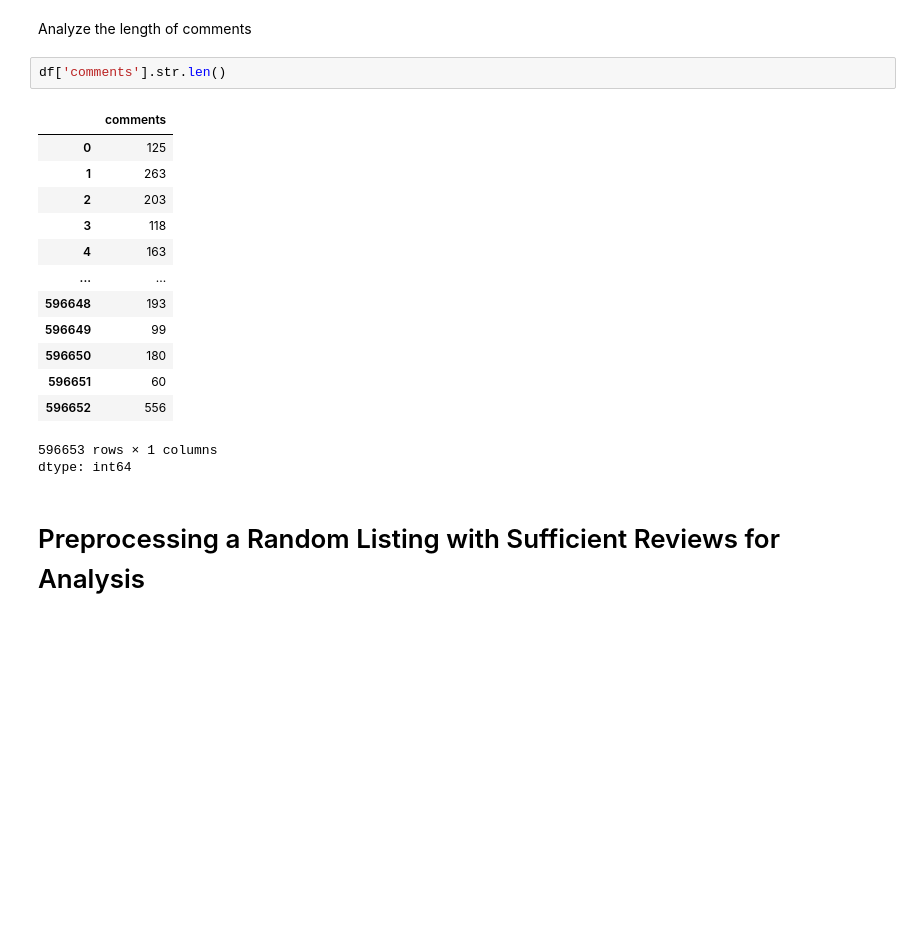
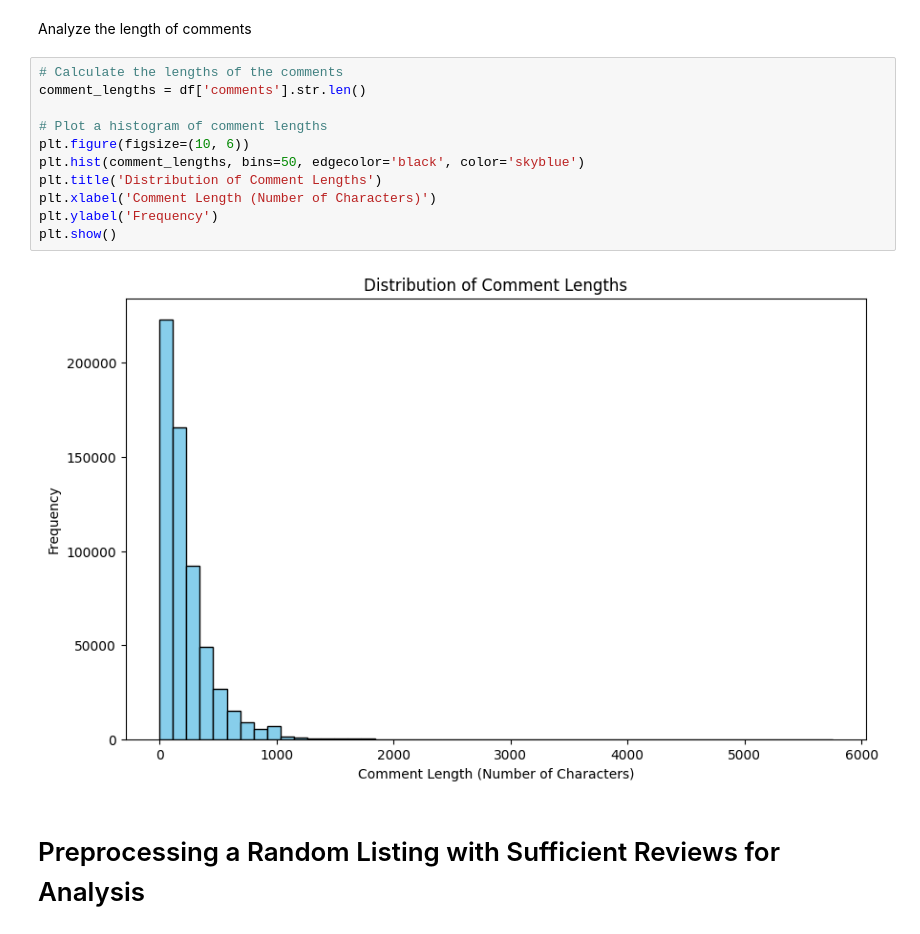
Before and after one commit to nkosanamolefe/machine-learning, a Jupyter notebook: review-sentiment-analysis/review_sentiment_analysis.ipynb, the cells around one changed output. Cells and saved outputs as stored; diff of their text form; blank space fills up the shorter version.

```diff
--- a/review-sentiment-analysis/review_sentiment_analysis.ipynb
+++ b/review-sentiment-analysis/review_sentiment_analysis.ipynb
@@ -161,22 +160,18 @@ plt.show()
 # %% [markdown]
 Analyze the length of comments
-# %%
-df['comments'].str.len()
-# %% [output]
-|  | comments |
-| 0 | 125 |
-| 1 | 263 |
-| 2 | 203 |
-| 3 | 118 |
-| 4 | 163 |
-| ... | ... |
-| 596648 | 193 |
-| 596649 | 99 |
-| 596650 | 180 |
-| 596651 | 60 |
-| 596652 | 556 |
-596653 rows × 1 columns
-dtype: int64
+# %%
+# Calculate the lengths of the comments
+comment_lengths = df['comments'].str.len()
+
+# Plot a histogram of comment lengths
+plt.figure(figsize=(10, 6))
+plt.hist(comment_lengths, bins=50, edgecolor='black', color='skyblue')
+plt.title('Distribution of Comment Lengths')
+plt.xlabel('Comment Length (Number of Characters)')
+plt.ylabel('Frequency')
+plt.show()
+# %% [output]
+[figure, added]
 # %% [markdown]
 # Preprocessing a Random Listing with Sufficient Reviews for Analysis
 # %%
```
Also changed, not shown: parts of 20 cells of this notebook.
